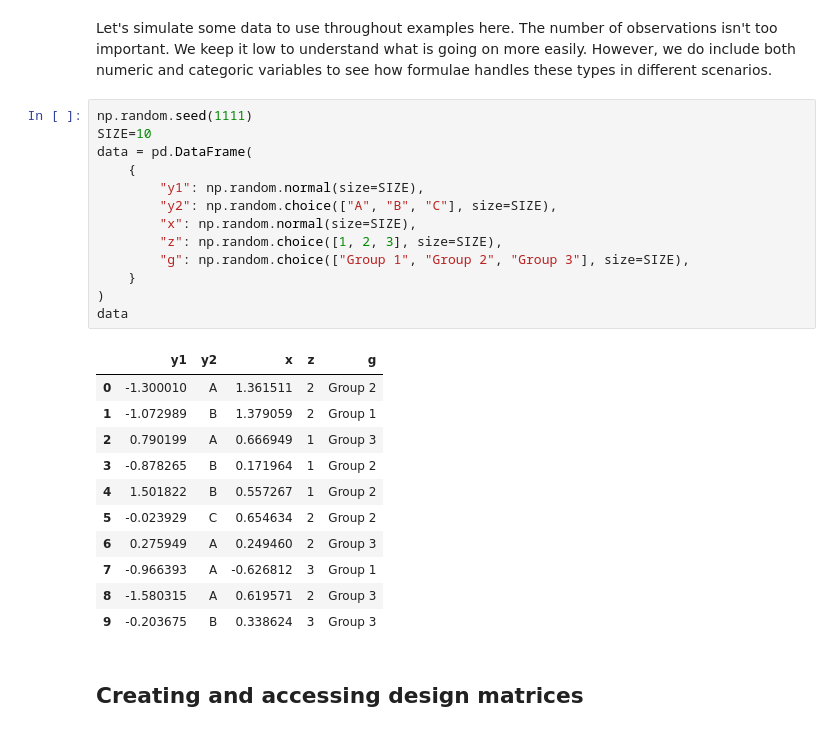
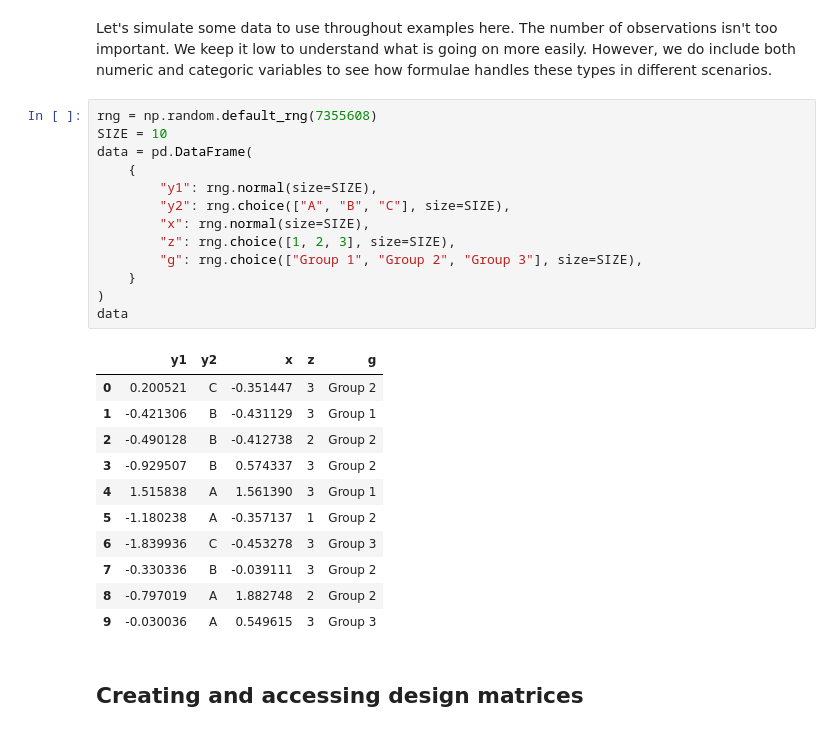
Before and after one commit to bambinos/formulae, a Jupyter notebook: docs/notebooks/getting_started.ipynb, the cells around one changed output. Cells and saved outputs as stored; diff of their text form.

```diff
--- a/docs/notebooks/getting_started.ipynb
+++ b/docs/notebooks/getting_started.ipynb
@@ -27,30 +27,30 @@ from formulae import design_matrices
 # %% [markdown]
 Let's simulate some data to use throughout examples here. The number of observations isn't too important. We keep it low to understand what is going on more easily. However, we do include both numeric and categoric variables to see how formulae handles these types in different scenarios.
 # %%
-np.random.seed(1111)
-SIZE=10
+rng = np.random.default_rng(7355608)
+SIZE = 10
 data = pd.DataFrame(
     {
-        "y1": np.random.normal(size=SIZE),
-        "y2": np.random.choice(["A", "B", "C"], size=SIZE),
-        "x": np.random.normal(size=SIZE),
-        "z": np.random.choice([1, 2, 3], size=SIZE),
-        "g": np.random.choice(["Group 1", "Group 2", "Group 3"], size=SIZE),
+        "y1": rng.normal(size=SIZE),
+        "y2": rng.choice(["A", "B", "C"], size=SIZE),
+        "x": rng.normal(size=SIZE),
+        "z": rng.choice([1, 2, 3], size=SIZE),
+        "g": rng.choice(["Group 1", "Group 2", "Group 3"], size=SIZE),
     }
 )
 data
 # %% [output]
 |  | y1 | y2 | x | z | g |
-| 0 | -1.300010 | A | 1.361511 | 2 | Group 2 |
-| 1 | -1.072989 | B | 1.379059 | 2 | Group 1 |
-| 2 | 0.790199 | A | 0.666949 | 1 | Group 3 |
-| 3 | -0.878265 | B | 0.171964 | 1 | Group 2 |
-| 4 | 1.501822 | B | 0.557267 | 1 | Group 2 |
-| 5 | -0.023929 | C | 0.654634 | 2 | Group 2 |
-| 6 | 0.275949 | A | 0.249460 | 2 | Group 3 |
-| 7 | -0.966393 | A | -0.626812 | 3 | Group 1 |
-| 8 | -1.580315 | A | 0.619571 | 2 | Group 3 |
-| 9 | -0.203675 | B | 0.338624 | 3 | Group 3 |
+| 0 | 0.200521 | C | -0.351447 | 3 | Group 2 |
+| 1 | -0.421306 | B | -0.431129 | 3 | Group 1 |
+| 2 | -0.490128 | B | -0.412738 | 2 | Group 2 |
+| 3 | -0.929507 | B | 0.574337 | 3 | Group 2 |
+| 4 | 1.515838 | A | 1.561390 | 3 | Group 1 |
+| 5 | -1.180238 | A | -0.357137 | 1 | Group 2 |
+| 6 | -1.839936 | C | -0.453278 | 3 | Group 3 |
+| 7 | -0.330336 | B | -0.039111 | 3 | Group 2 |
+| 8 | -0.797019 | A | 1.882748 | 2 | Group 2 |
+| 9 | -0.030036 | A | 0.549615 | 3 | Group 3 |
 # %% [markdown]
 ## Creating and accessing design matrices
 # %% [markdown]
```
Also changed, not shown: parts of 57 cells of this notebook, 2 other files.
